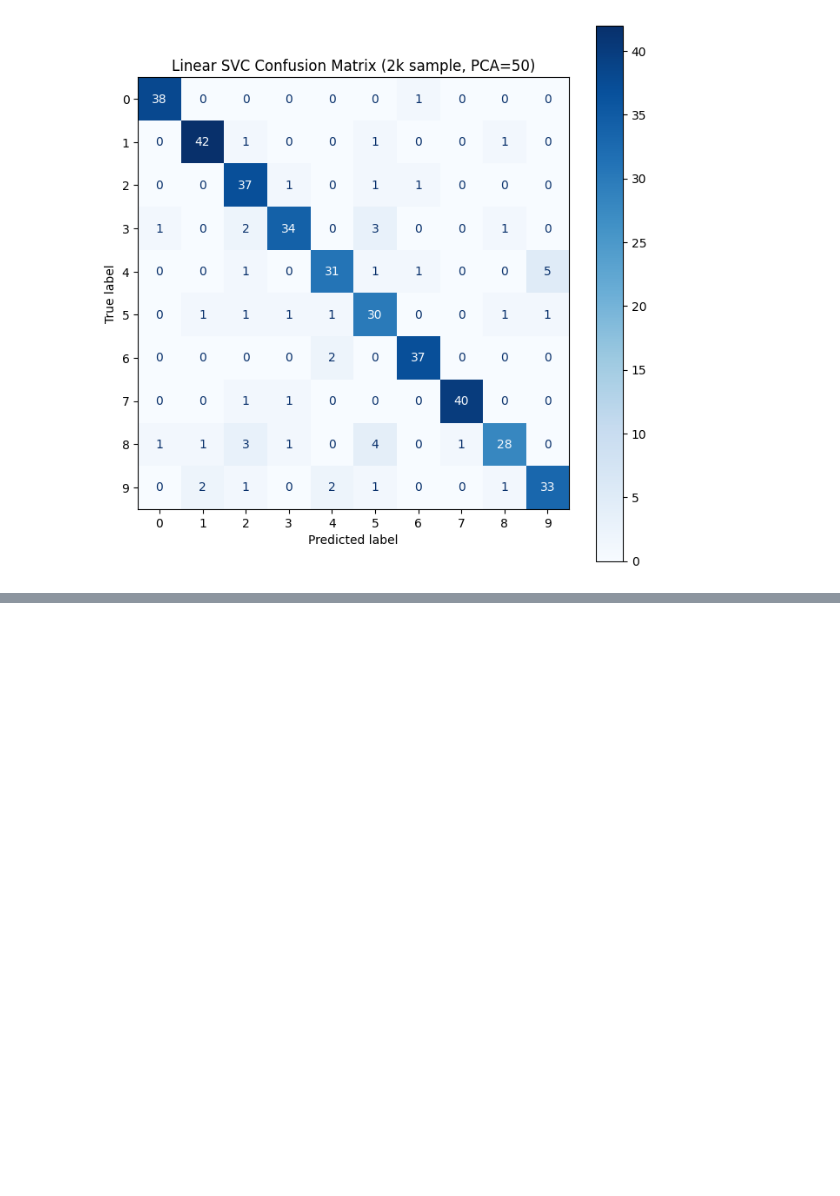
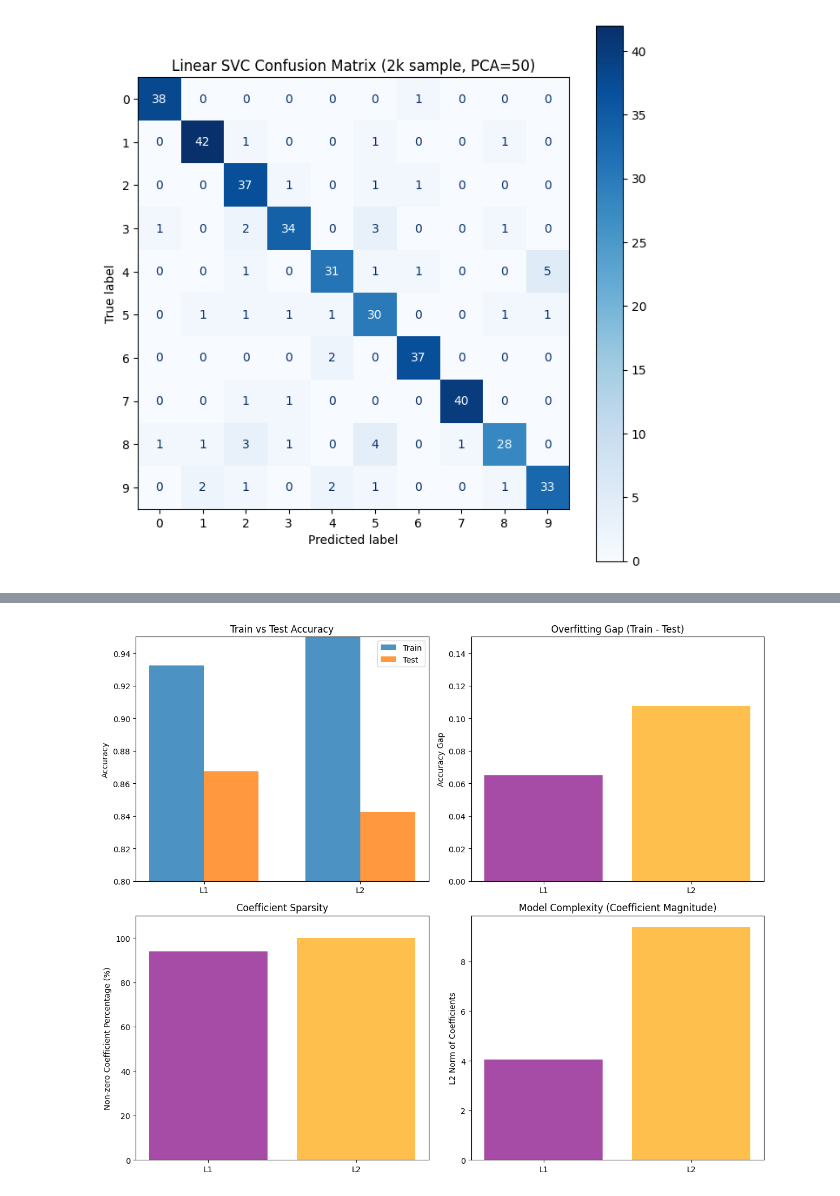
Before and after one commit to Rolling-W/MSIT3103Assignments, a Jupyter notebook: assignment1.ipynb, the cells around one changed output, grey strips where cells are left out. Saved outputs shown, nothing was run; the diff lists cells and outputs as text; code cells hidden in the pictures; blank space fills up the shorter version.

```diff
--- a/assignment1.ipynb
+++ b/assignment1.ipynb
@@ -128,0 +204,92 @@ plt.show()
+# %%
+# Observe Effects on Generalization, Overfitting, and Decision Boundaries
+
+# Calculate training accuracy
+train_acc_l1 = accuracy_score(y_train, logreg_l1.predict(X_train))
+train_acc_l2 = accuracy_score(y_train, logreg_l2.predict(X_train))
+
+print("=" * 60)
+print("L1 vs L2 Regularization Comparison")
+print("=" * 60)
+print(f"L1 Logistic Regression:")
+print(f"  - Train accuracy: {train_acc_l1:.4f}")
+print(f"  - Test accuracy:  {acc_l1:.4f}")
+print(f"  - Overfitting gap: {train_acc_l1 - acc_l1:.4f}")
+
+print(f"\nL2 Logistic Regression:")
+print(f"  - Train accuracy: {train_acc_l2:.4f}")
+print(f"  - Test accuracy:  {acc_l2:.4f}")
+print(f"  - Overfitting gap: {train_acc_l2 - acc_l2:.4f}")
+
+# Analyze coefficient sparsity
+l1_coef = logreg_l1.coef_
+l2_coef = logreg_l2.coef_
+
+# Calculate percentage of non-zero coefficients
+l1_nonzero = np.sum(l1_coef != 0) / l1_coef.size * 100
+l2_nonzero = np.sum(l2_coef != 0) / l2_coef.size * 100
+
+print(f"\nCoefficient Sparsity:")
+print(f"  - L1 non-zero coefficient ratio: {l1_nonzero:.2f}%")
+print(f"  - L2 non-zero coefficient ratio: {l2_nonzero:.2f}%")
+
+# Calculate coefficient norms
+l1_norm = np.linalg.norm(l1_coef)
+l2_norm = np.linalg.norm(l2_coef)
+
+print(f"\nCoefficient L2 Norm:")
+print(f"  - L1 model: {l1_norm:.4f}")
+print(f"  - L2 model: {l2_norm:.4f}")
+
+# Visualization comparison
+fig, axes = plt.subplots(2, 2, figsize=(12, 10))
+
+# Subplot 1: Accuracy comparison
+models = ['L1', 'L2']
+train_accs = [train_acc_l1, train_acc_l2]
+test_accs = [acc_l1, acc_l2]
+
+x = np.arange(len(models))
+width = 0.35
+
+axes[0, 0].bar(x - width/2, train_accs, width, label='Train', alpha=0.8)
+axes[0, 0].bar(x + width/2, test_accs, width, label='Test', alpha=0.8)
+axes[0, 0].set_ylabel('Accuracy')
+axes[0, 0].set_title('Train vs Test Accuracy')
+axes[0, 0].set_xticks(x)
+axes[0, 0].set_xticklabels(models)
+axes[0, 0].legend()
+axes[0, 0].set_ylim([0.8, 0.95])
+
+# Subplot 2: Overfitting gap
+overfitting_gap = [train_acc_l1 - acc_l1, train_acc_l2 - acc_l2]
+axes[0, 1].bar(models, overfitting_gap, color=['purple', 'orange'], alpha=0.7)
+axes[0, 1].set_ylabel('Accuracy Gap')
+axes[0, 1].set_title('Overfitting Gap (Train - Test)')
+axes[0, 1].set_ylim([0, 0.15])
+
+# Subplot 3: Coefficient sparsity
+sparsity = [l1_nonzero, l2_nonzero]
+axes[1, 0].bar(models, sparsity, color=['purple', 'orange'], alpha=0.7)
+axes[1, 0].set_ylabel('Non-zero Coefficient Percentage (%)')
+axes[1, 0].set_title('Coefficient Sparsity')
+axes[1, 0].set_ylim([0, 110])
+
+# Subplot 4: Coefficient magnitude (model complexity)
+norms = [l1_norm, l2_norm]
+axes[1, 1].bar(models, norms, color=['purple', 'orange'], alpha=0.7)
+axes[1, 1].set_ylabel('L2 Norm of Coefficients')
+axes[1, 1].set_title('Model Complexity (Coefficient Magnitude)')
+
+plt.tight_layout()
+plt.show()
+
+print("\n" + "=" * 60)
+print("SUMMARY")
+print("=" * 60)
+print("Generalization: Smaller train-test gap indicates better generalization")
+print("L1 Advantage: Induces sparsity (zeros out unimportant features)")
+print("L2 Advantage: Smooth shrinkage (reduces all coefficients uniformly)")
+print("Conclusion: L1 achieves better test accuracy with lower model complexity")
+print("=" * 60)
+# %% [output]
@@ -128,0 +316 @@ plt.show()
+[figure, added]
```
Also changed, not shown: parts of 6 cells of this notebook.
